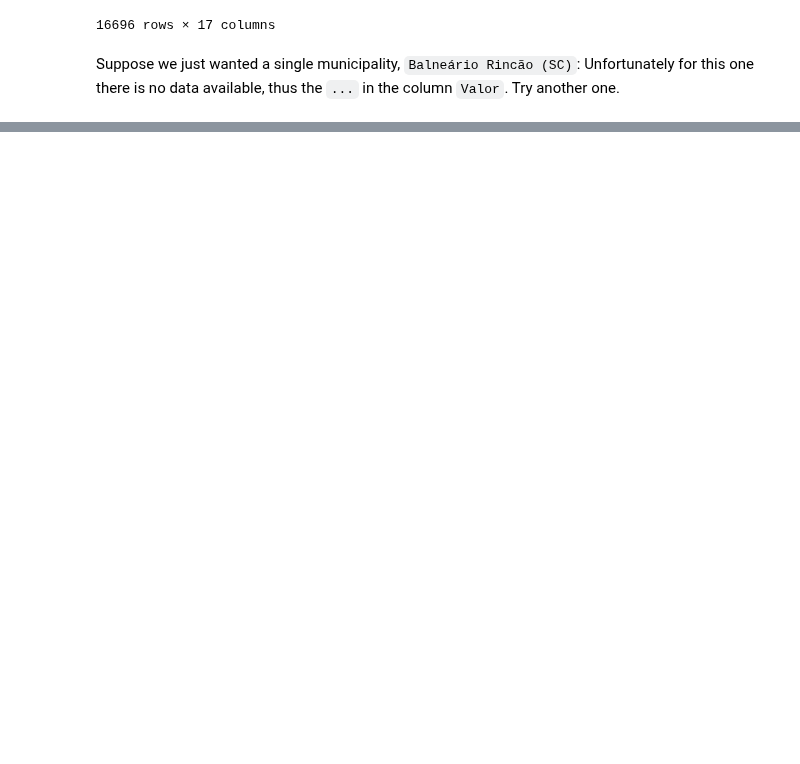
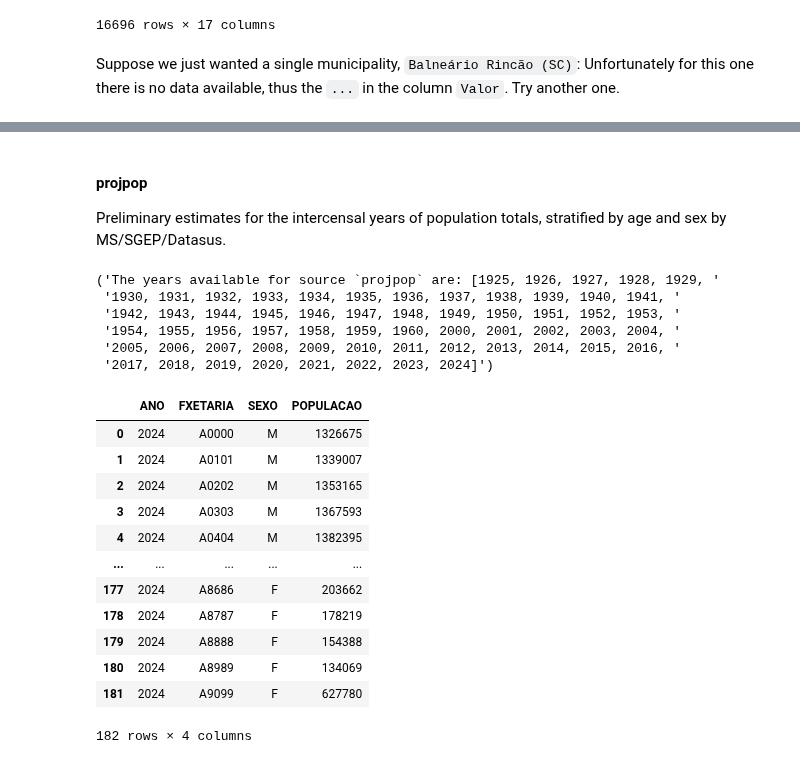
Before and after one commit to AlertaDengue/PySUS, a Jupyter notebook: docs/source/tutorials/IBGE_data.ipynb, the cells around one changed output, grey strips where cells are left out. Saved outputs shown, nothing was run; the diff lists cells and outputs as text; code cells hidden in the pictures; blank space fills up the shorter version.

```diff
--- a/docs/source/tutorials/IBGE_data.ipynb
+++ b/docs/source/tutorials/IBGE_data.ipynb
@@ -192,0 +293,29 @@ Requesting data from https://apisidra.ibge.gov.br/values/t/200/n6/4220000/p/last
+# %% [markdown]
+#### projpop
+
+Preliminary estimates for the intercensal years of population totals, stratified by age and sex by MS/SGEP/Datasus.
+# %%
+pprint(f"The years available for source `projpop` are: {get_available_years('projpop')}")
+# %% [output]
+('The years available for source `projpop` are: [1925, 1926, 1927, 1928, 1929, '
+ '1930, 1931, 1932, 1933, 1934, 1935, 1936, 1937, 1938, 1939, 1940, 1941, '
+ '1942, 1943, 1944, 1945, 1946, 1947, 1948, 1949, 1950, 1951, 1952, 1953, '
+ '1954, 1955, 1956, 1957, 1958, 1959, 1960, 2000, 2001, 2002, 2003, 2004, '
+ '2005, 2006, 2007, 2008, 2009, 2010, 2011, 2012, 2013, 2014, 2015, 2016, '
+ '2017, 2018, 2019, 2020, 2021, 2022, 2023, 2024]')
+# %%
+IBGE.get_population(2024, "projpop")
+# %% [output]
+|  | ANO | FXETARIA | SEXO | POPULACAO |
+| 0 | 2024 | A0000 | M | 1326675 |
+| 1 | 2024 | A0101 | M | 1339007 |
+| 2 | 2024 | A0202 | M | 1353165 |
+| 3 | 2024 | A0303 | M | 1367593 |
+| 4 | 2024 | A0404 | M | 1382395 |
+| ... | ... | ... | ... | ... |
+| 177 | 2024 | A8686 | F | 203662 |
+| 178 | 2024 | A8787 | F | 178219 |
+| 179 | 2024 | A8888 | F | 154388 |
+| 180 | 2024 | A8989 | F | 134069 |
+| 181 | 2024 | A9099 | F | 627780 |
+182 rows × 4 columns
```
Also changed, not shown: parts of 17 cells of this notebook, 3 other files.
